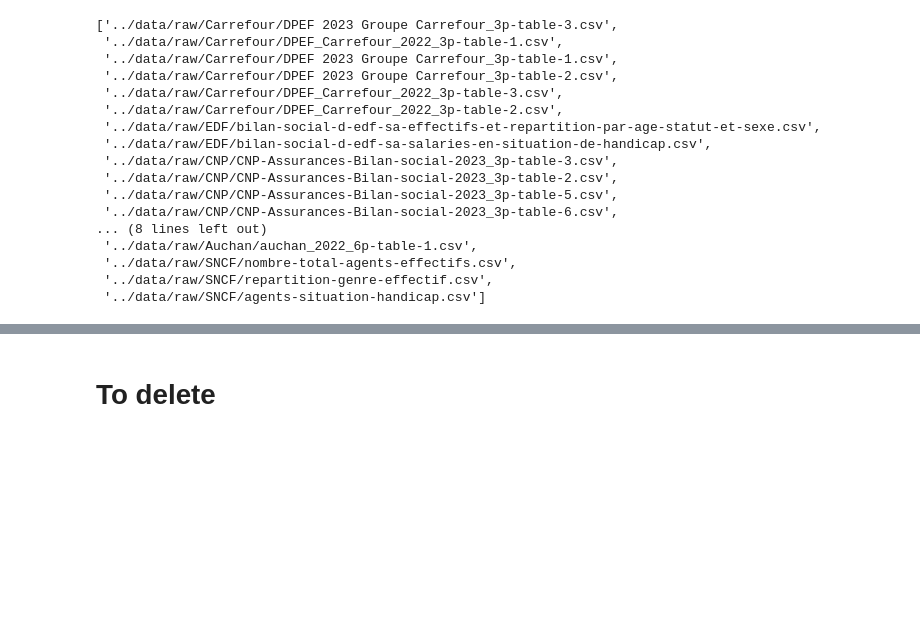
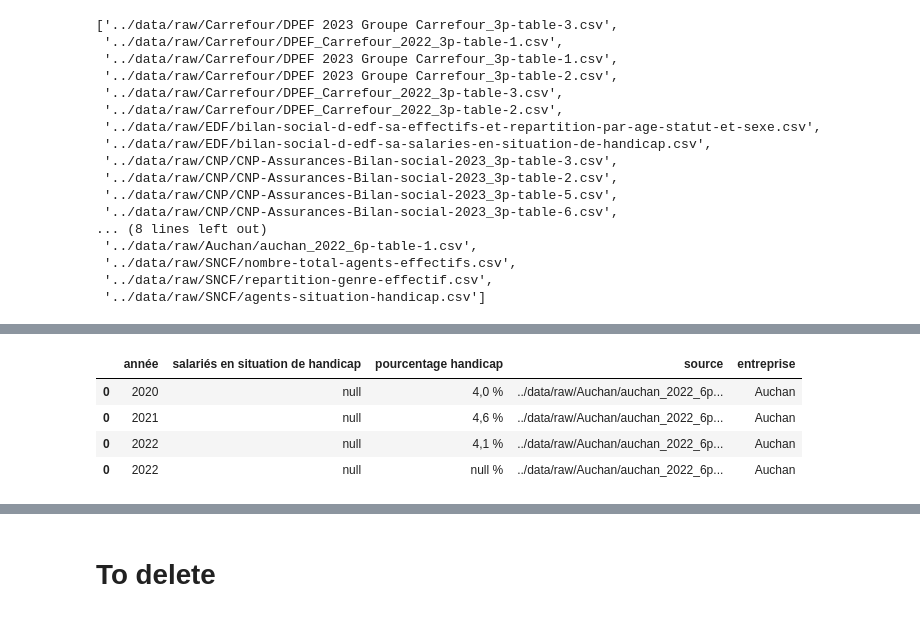
Before and after one commit to LexouLam/diversite_inclusion, a Jupyter notebook: notebooks/repertoires_entreprises.ipynb, the cells around one changed output, grey strips where cells are left out. Cells and saved outputs as stored; diff of their text form; code cells hidden in the pictures; blank space fills up the shorter version.

```diff
--- a/notebooks/repertoires_entreprises.ipynb
+++ b/notebooks/repertoires_entreprises.ipynb
@@ -450,0 +1457,12 @@ model.invoke(prompt_template)
+# %%
+entreprise = 'Auchan'
+resultats_1 = extract_handicap_informations(entreprise, limit=2)
+# %%
+df_1 = parse_llms_results_to_df(results=resultats_1, entreprise_name=entreprise)
+df_1
+# %% [output]
+|  | année | salariés en situation de handicap | pourcentage handicap | source | entreprise |
+| 0 | 2020 | null | 4,0 % | ../data/raw/Auchan/auchan_2022_6p... | Auchan |
+| 0 | 2021 | null | 4,6 % | ../data/raw/Auchan/auchan_2022_6p... | Auchan |
+| 0 | 2022 | null | 4,1 % | ../data/raw/Auchan/auchan_2022_6p... | Auchan |
+| 0 | 2022 | null | null % | ../data/raw/Auchan/auchan_2022_6p... | Auchan |
```
Also changed, not shown: parts of 62 cells of this notebook.
